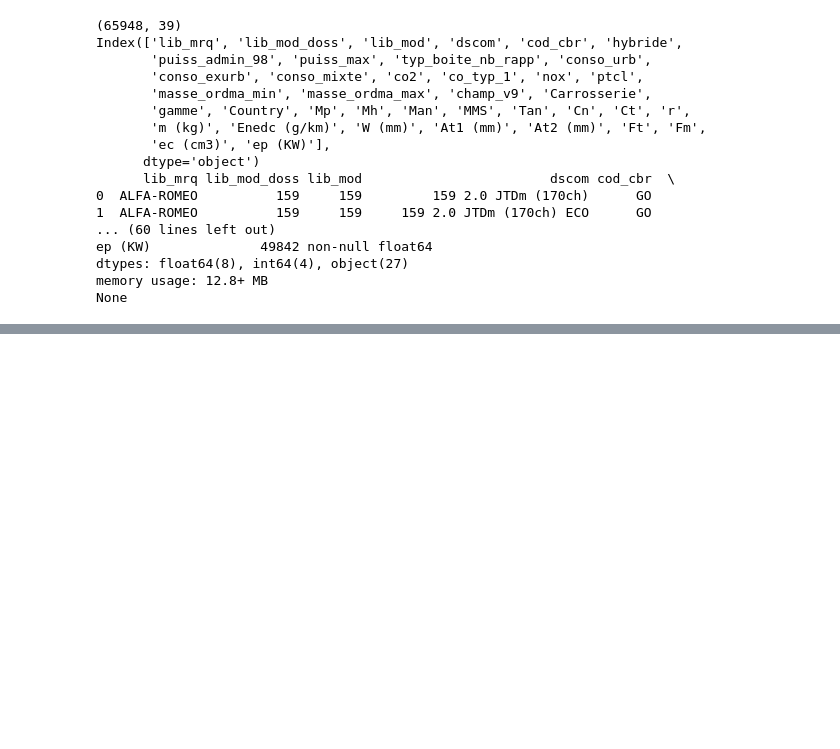
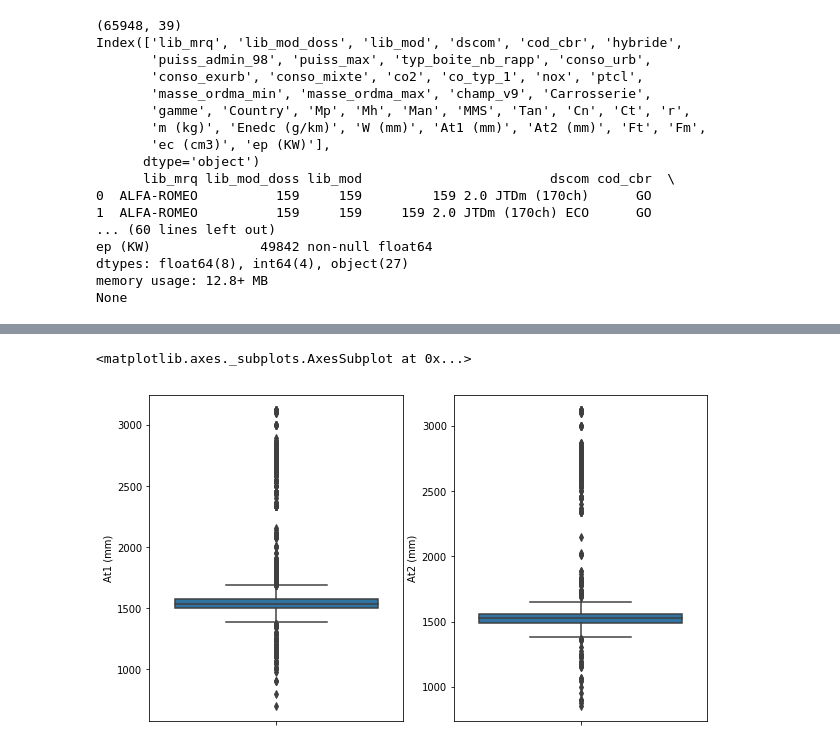
Before and after one commit to DataScientest-Studio/dec24_bds_co2, a Jupyter notebook: notebooks/4.0-ugo-merge.ipynb, the cells around one changed output, grey strips where cells are left out. Saved outputs shown, nothing was run; the diff lists cells and outputs as text; code cells hidden in the pictures; blank space fills up the shorter version.

```diff
--- a/notebooks/4.0-ugo-merge.ipynb
+++ b/notebooks/4.0-ugo-merge.ipynb
@@ -31,0 +316,9 @@ None
+# %%
+plt.figure(figsize=(10,6))
+plt.subplot(1,2,1)
+sns.boxplot(y=df["At1 (mm)"])
+plt.subplot(1,2,2)
+sns.boxplot(y=df["At2 (mm)"])
+# %% [output]
+<matplotlib.axes._subplots.AxesSubplot at 0x...>
+[figure, added]
```
Also changed, not shown: parts of 129 cells of this notebook.
